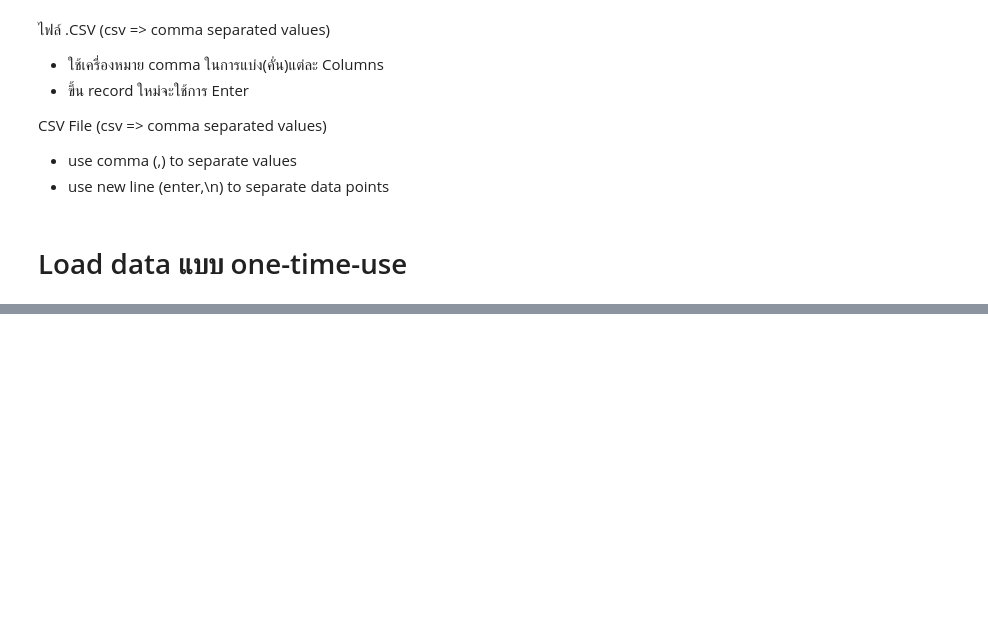
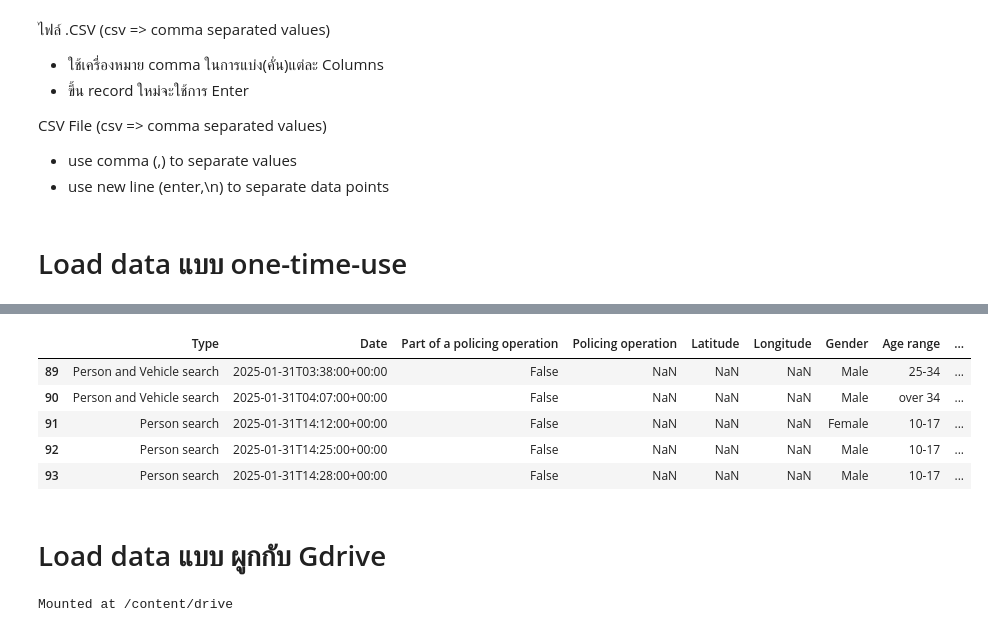
Before and after one commit to tohnperfect/MSC_DPDM_2025, a Jupyter notebook: Data101_(dpdm25).ipynb, the cells around one changed output, grey strips where cells are left out. Cells and saved outputs as stored; diff of their text form; code cells hidden in the pictures; blank space fills up the shorter version.

```diff
--- a/Data101_(dpdm25).ipynb
+++ b/Data101_(dpdm25).ipynb
@@ -1598,0 +79,18 @@ e
+# %%
+SS_df.tail()
+# %% [output]
+|  | Type | Date | Part of a policing operation | Policing operation | Latitude | Longitude | Gender | Age range | ... |
+| 89 | Person and Vehicle search | 2025-01-31T03:38:00+00:00 | False | NaN | NaN | NaN | Male | 25-34 | ... |
+| 90 | Person and Vehicle search | 2025-01-31T04:07:00+00:00 | False | NaN | NaN | NaN | Male | over 34 | ... |
+| 91 | Person search | 2025-01-31T14:12:00+00:00 | False | NaN | NaN | NaN | Female | 10-17 | ... |
+| 92 | Person search | 2025-01-31T14:25:00+00:00 | False | NaN | NaN | NaN | Male | 10-17 | ... |
+| 93 | Person search | 2025-01-31T14:28:00+00:00 | False | NaN | NaN | NaN | Male | 10-17 | ... |
+# %% [markdown]
+# Load data แบบ ผูกกับ Gdrive
+# %%
+import pandas as pd
+import os
+from google.colab import drive
+drive.mount('/content/drive')
+# %% [output]
+Mounted at /content/drive
```
Also changed, not shown: parts of 205 cells of this notebook.
